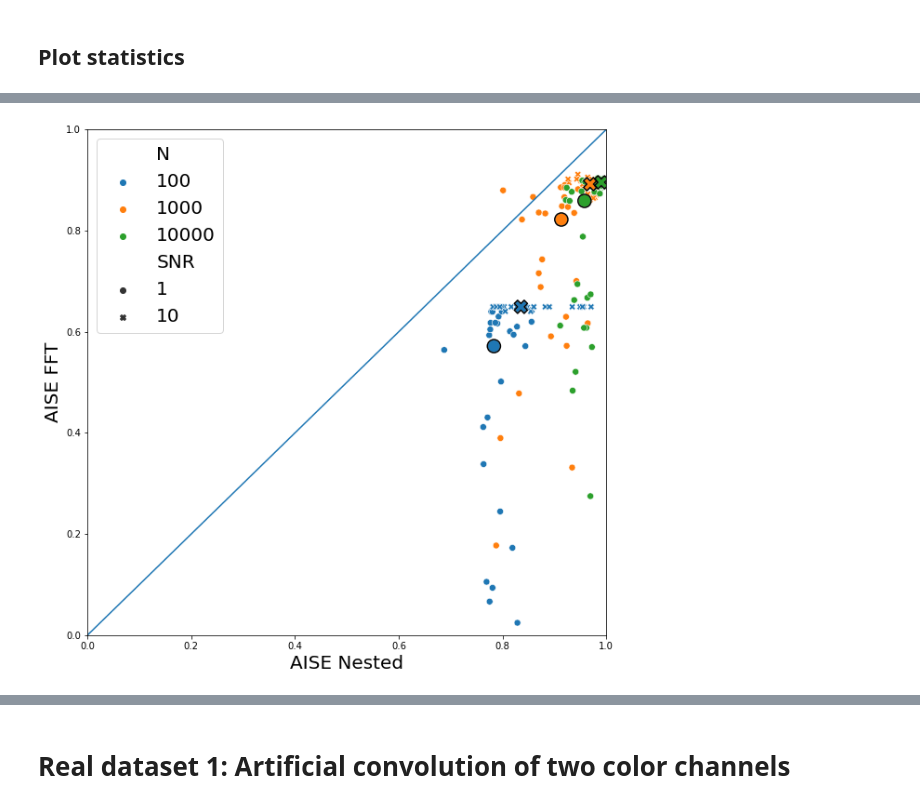
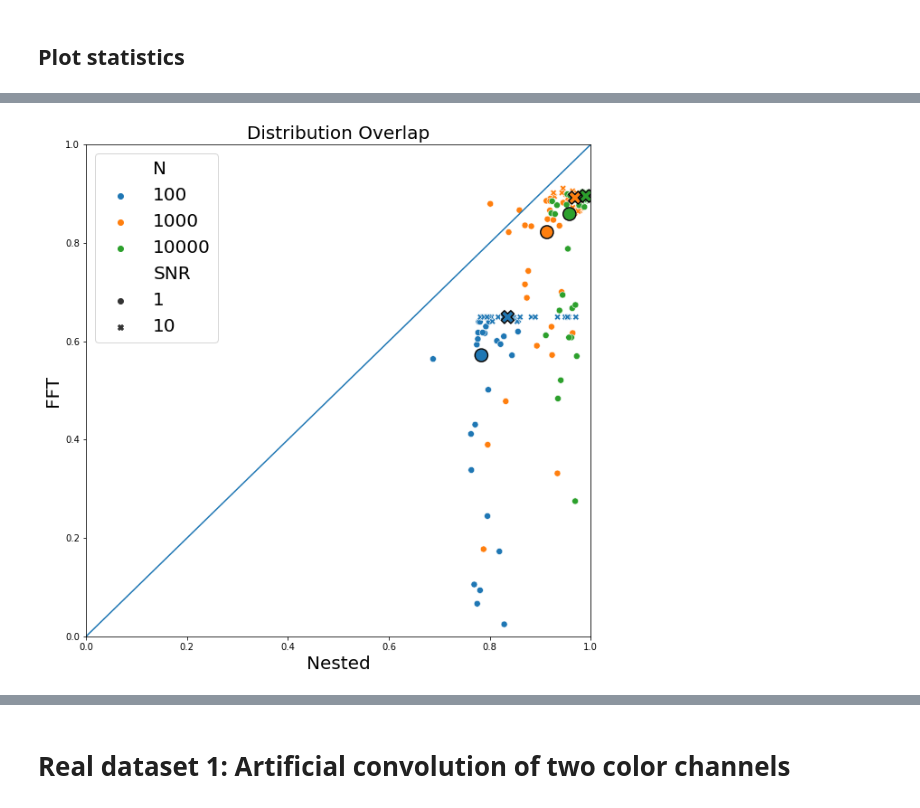
Before and after one commit to dsb-lab/gd2dist, a Jupyter notebook: examples/paper/Paper_analysis.ipynb, the cells around one changed output, grey strips where cells are left out. Drawn from its saved outputs; the diff is of its cells as text; code cells hidden in the pictures.

```diff
--- a/examples/paper/Paper_analysis.ipynb
+++ b/examples/paper/Paper_analysis.ipynb
@@ -207,24 +195,25 @@ ax[0].axis([0,1,0,1])
 # %%
 fig,ax = plt.subplots(1,1,figsize=[10,10])
 
 #Plot
 sns.scatterplot(x="AISE Nested",y="AISE FFT",hue=evaluation_table.loc[:,"N"].astype(str),style="SNR",s=50,data=evaluation_table,ax=ax)
 ax.plot(np.arange(0,2,0.01),np.arange(0,2,0.01))
-ax.set_xlabel("AISE Nested",fontsize=20)
-ax.set_ylabel("AISE FFT",fontsize=20)
+ax.set_xlabel("Nested",fontsize=20)
+ax.set_ylabel("FFT",fontsize=20)
 ax.legend(fontsize=20)
 ax.axis([0,1,0,1])
+ax.set_title("Distribution Overlap",fontsize=20)
 
 m = evaluation_table.groupby(by=["SNR","N"])
 m = m.median()
 m["N"] = [str(i[1]) for i in m.index]
 m["SNR"] = [str(i[0]) for i in m.index]
 
 sns.scatterplot(x="AISE Nested",y="AISE FFT",hue=m.loc[:,"N"],style="SNR",s=200,data=m,ax=ax,legend=[])
 for i in range(6):
     marker = ["o","o","o","X","X","X"][i]
     ax.scatter(m.loc[:,"AISE Nested"].values[i:i+1],m.loc[:,"AISE FFT"].values[i:i+1],s=200,linewidths=1.5,edgecolors="k",facecolors="None",marker=marker)
 
-fig.savefig("Output/Plots/Synthetic_data_method_comparison.png",bbox_inches="tight")
+fig.savefig("Output/Plots/Synthetic_data_method_comparison_FFT_Nested.png",bbox_inches="tight")
 # %% [output]
-[figure, old version]
+[figure, new version]
```
Also changed, not shown: parts of 3 cells of this notebook, 43 other files.
